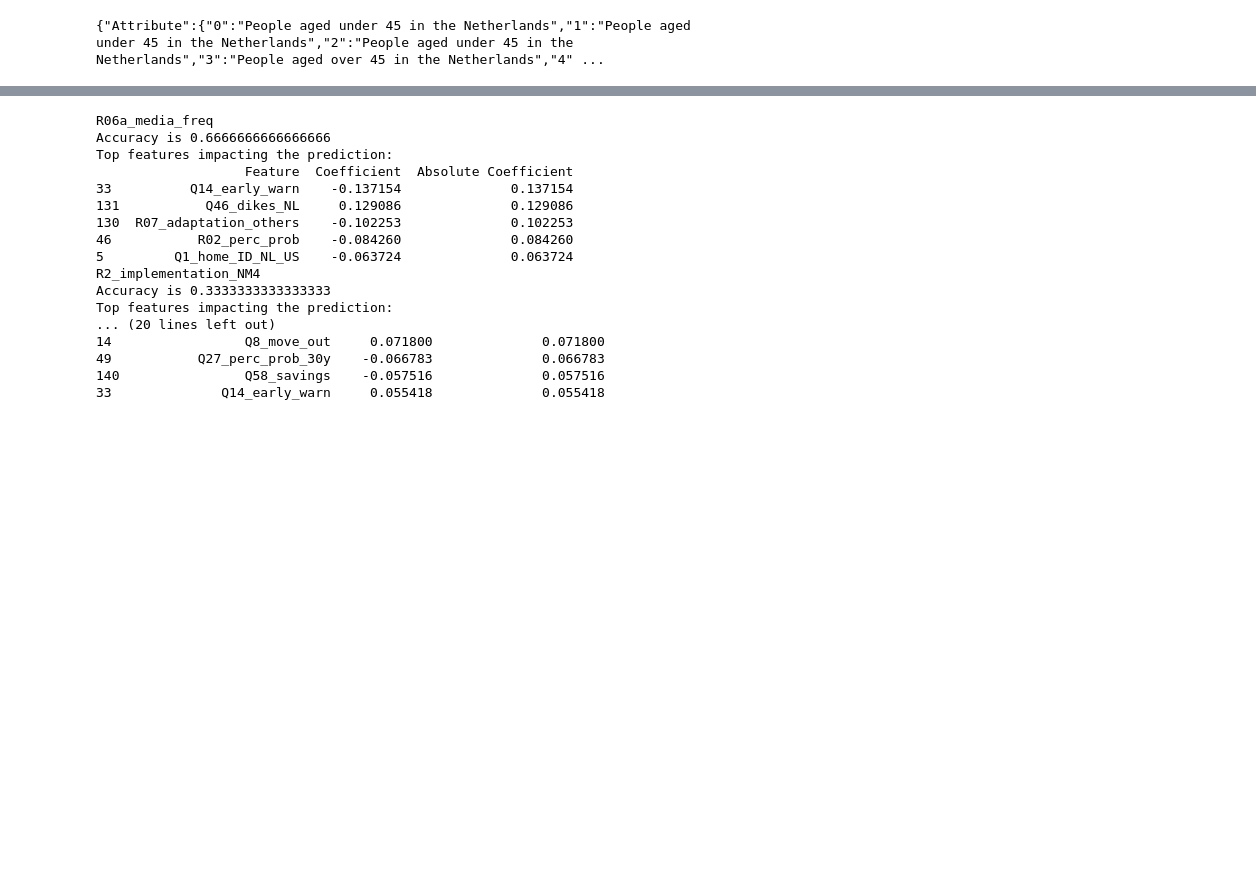
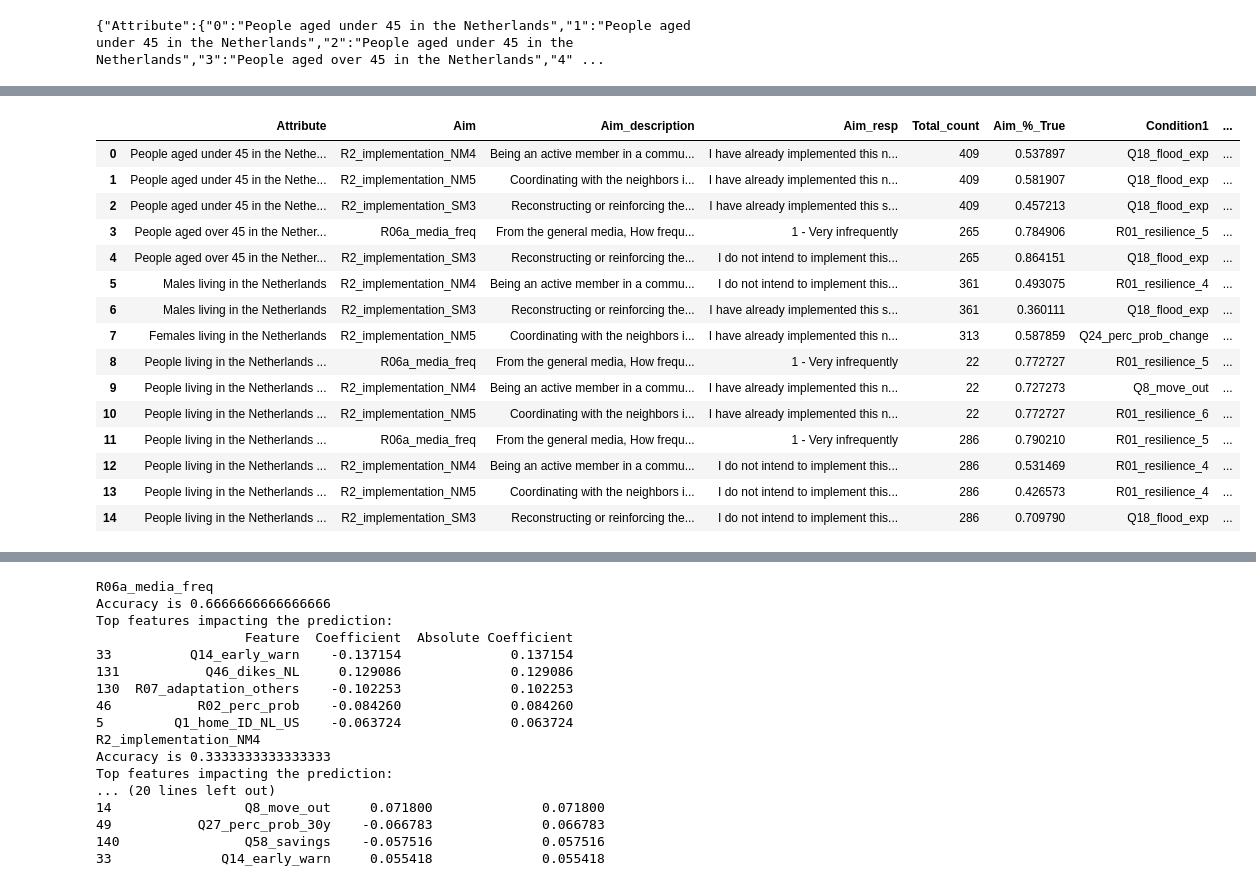
Before and after one commit to GeorgeGitHubbins/MScThesis-Extracting-InformalRules-from-Surveys, a Jupyter notebook: ReadSCALAR.ipynb, the cells around one changed output, grey strips where cells are left out. Drawn from its saved outputs; the diff is of its cells as text; code cells hidden in the pictures; blank space fills up the shorter version.

```diff
--- a/ReadSCALAR.ipynb
+++ b/ReadSCALAR.ipynb
@@ -542 +548,20 @@ display(IG_component_df)
+# %%
+statement_questions
+# %% [output]
+|  | Attribute | Aim | Aim_description | Aim_resp | Total_count | Aim_%_True | Condition1 | ... |
+| 0 | People aged under 45 in the Nethe... | R2_implementation_NM4 | Being an active member in a commu... | I have already implemented this n... | 409 | 0.537897 | Q18_flood_exp | ... |
+| 1 | People aged under 45 in the Nethe... | R2_implementation_NM5 | Coordinating with the neighbors i... | I have already implemented this n... | 409 | 0.581907 | Q18_flood_exp | ... |
+| 2 | People aged under 45 in the Nethe... | R2_implementation_SM3 | Reconstructing or reinforcing the... | I have already implemented this s... | 409 | 0.457213 | Q18_flood_exp | ... |
+| 3 | People aged over 45 in the Nether... | R06a_media_freq | From the general media, How frequ... | 1 - Very infrequently | 265 | 0.784906 | R01_resilience_5 | ... |
+| 4 | People aged over 45 in the Nether... | R2_implementation_SM3 | Reconstructing or reinforcing the... | I do not intend to implement this... | 265 | 0.864151 | Q18_flood_exp | ... |
+| 5 | Males living in the Netherlands | R2_implementation_NM4 | Being an active member in a commu... | I do not intend to implement this... | 361 | 0.493075 | R01_resilience_4 | ... |
+| 6 | Males living in the Netherlands | R2_implementation_SM3 | Reconstructing or reinforcing the... | I have already implemented this s... | 361 | 0.360111 | Q18_flood_exp | ... |
+| 7 | Females living in the Netherlands | R2_implementation_NM5 | Coordinating with the neighbors i... | I have already implemented this n... | 313 | 0.587859 | Q24_perc_prob_change | ... |
+| 8 | People living in the Netherlands ... | R06a_media_freq | From the general media, How frequ... | 1 - Very infrequently | 22 | 0.772727 | R01_resilience_5 | ... |
+| 9 | People living in the Netherlands ... | R2_implementation_NM4 | Being an active member in a commu... | I have already implemented this n... | 22 | 0.727273 | Q8_move_out | ... |
+| 10 | People living in the Netherlands ... | R2_implementation_NM5 | Coordinating with the neighbors i... | I have already implemented this n... | 22 | 0.772727 | R01_resilience_6 | ... |
+| 11 | People living in the Netherlands ... | R06a_media_freq | From the general media, How frequ... | 1 - Very infrequently | 286 | 0.790210 | R01_resilience_5 | ... |
+| 12 | People living in the Netherlands ... | R2_implementation_NM4 | Being an active member in a commu... | I do not intend to implement this... | 286 | 0.531469 | R01_resilience_4 | ... |
+| 13 | People living in the Netherlands ... | R2_implementation_NM5 | Coordinating with the neighbors i... | I do not intend to implement this... | 286 | 0.426573 | R01_resilience_4 | ... |
+| 14 | People living in the Netherlands ... | R2_implementation_SM3 | Reconstructing or reinforcing the... | I do not intend to implement this... | 286 | 0.709790 | Q18_flood_exp | ... |
 # %%
```
Also changed, not shown: parts of 14 cells of this notebook, 2 other files.
